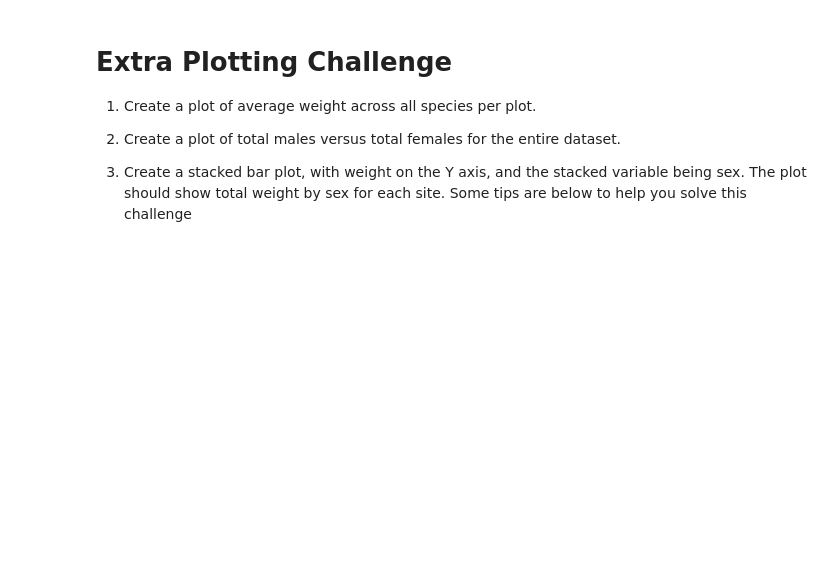
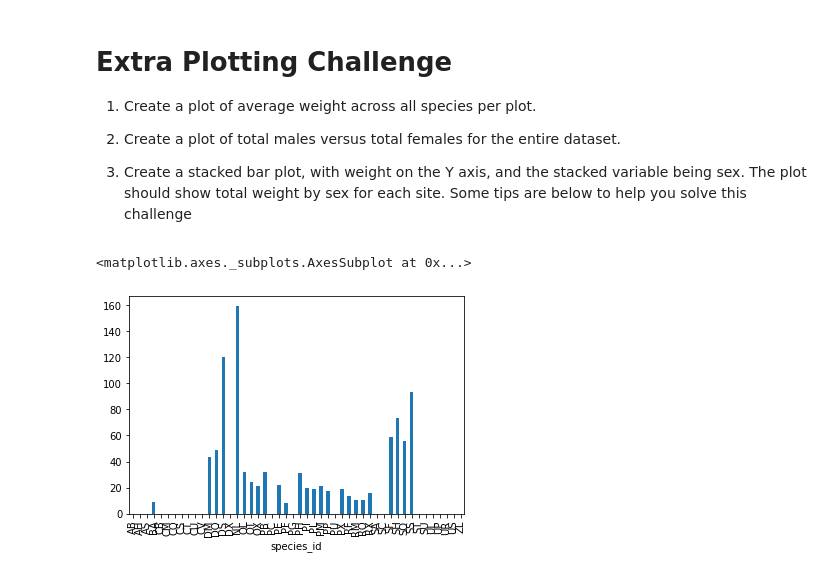
Before and after one commit to rksin8/data_science_projects, a Jupyter notebook: Data_Analysis_with_python.ipynb, the cells around one changed output. Drawn from its saved outputs; the diff is of its cells as text; code cells hidden in the pictures; blank space fills up the shorter version.

```diff
--- a/Data_Analysis_with_python.ipynb
+++ b/Data_Analysis_with_python.ipynb
@@ -31,0 +60,3 @@ df
+# %%
+# From documentation, we know we can read  data from url
+surveys_df= pd.read_csv(url)  # Instead of downloading file, you can directly read using url
@@ -268,6 +677,9 @@ total_count.plot(kind='bar')
 3. Create a stacked bar plot, with weight on the Y axis, and the stacked variable being sex. The plot should show total weight by sex for each site. Some tips are below to help you solve this challenge
 # %%
 # 1. Create a plot of average weight across all species per plot.
-df.groupby('species_id').mean()["weight"].plot(kind='bar')
+surveys_df.groupby('species_id').mean()["weight"].plot(kind='bar')
+# %% [output]
+<matplotlib.axes._subplots.AxesSubplot at 0x...>
+[figure, added]
 # %%
 # 2. Create a plot of total males versus total females for the entire dataset.
```
Also changed, not shown: parts of 72 cells of this notebook.
